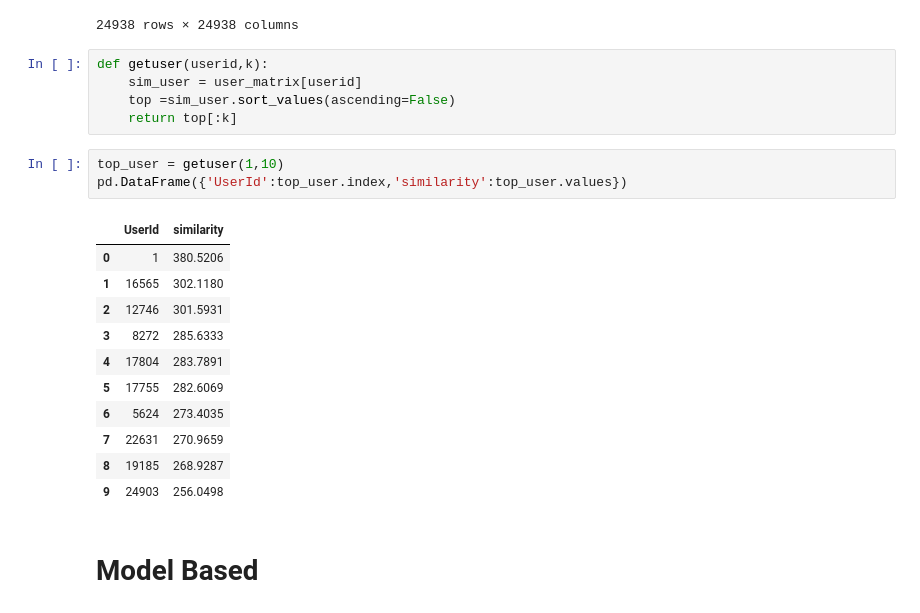
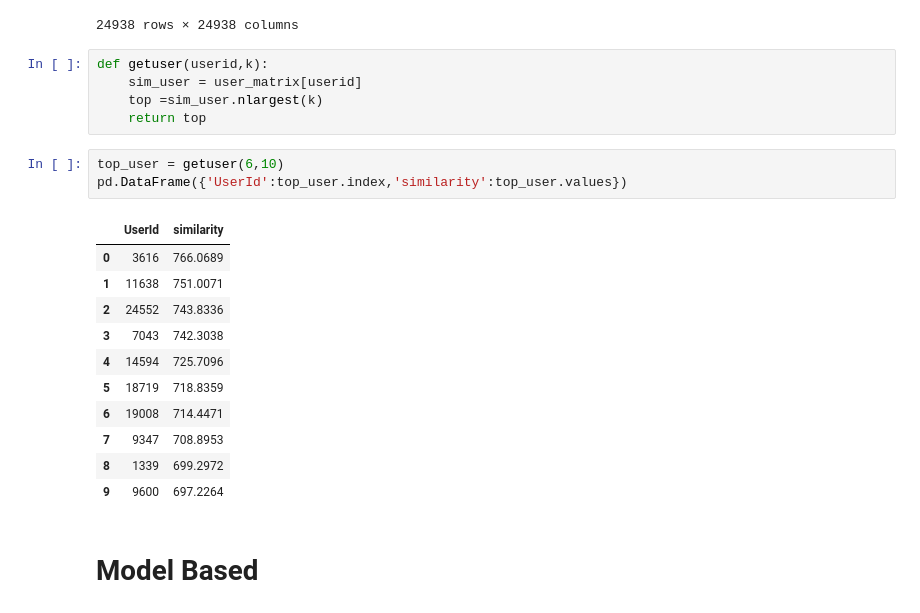
Before and after one commit to rajat98dogra/recommendation-sys, a Jupyter notebook: Jokes/v1.ipynb, the cells around one changed output. Cells and saved outputs as stored; diff of their text form.

```diff
--- a/Jokes/v1.ipynb
+++ b/Jokes/v1.ipynb
@@ -132,23 +147,23 @@ user_matrix
 # %%
 def getuser(userid,k):
     sim_user = user_matrix[userid]
-    top =sim_user.sort_values(ascending=False)
-    return top[:k]
+    top =sim_user.nlargest(k)
+    return top
 # %%
-top_user = getuser(1,10)
+top_user = getuser(6,10)
 pd.DataFrame({'UserId':top_user.index,'similarity':top_user.values})
 # %% [output]
 |  | UserId | similarity |
-| 0 | 1 | 380.5206 |
-| 1 | 16565 | 302.1180 |
-| 2 | 12746 | 301.5931 |
-| 3 | 8272 | 285.6333 |
-| 4 | 17804 | 283.7891 |
-| 5 | 17755 | 282.6069 |
-| 6 | 5624 | 273.4035 |
-| 7 | 22631 | 270.9659 |
-| 8 | 19185 | 268.9287 |
-| 9 | 24903 | 256.0498 |
+| 0 | 3616 | 766.0689 |
+| 1 | 11638 | 751.0071 |
+| 2 | 24552 | 743.8336 |
+| 3 | 7043 | 742.3038 |
+| 4 | 14594 | 725.7096 |
+| 5 | 18719 | 718.8359 |
+| 6 | 19008 | 714.4471 |
+| 7 | 9347 | 708.8953 |
+| 8 | 1339 | 699.2972 |
+| 9 | 9600 | 697.2264 |
 # %% [markdown]
 <h1>Model Based
 # %%
```
Also changed, not shown: parts of 10 cells of this notebook.
